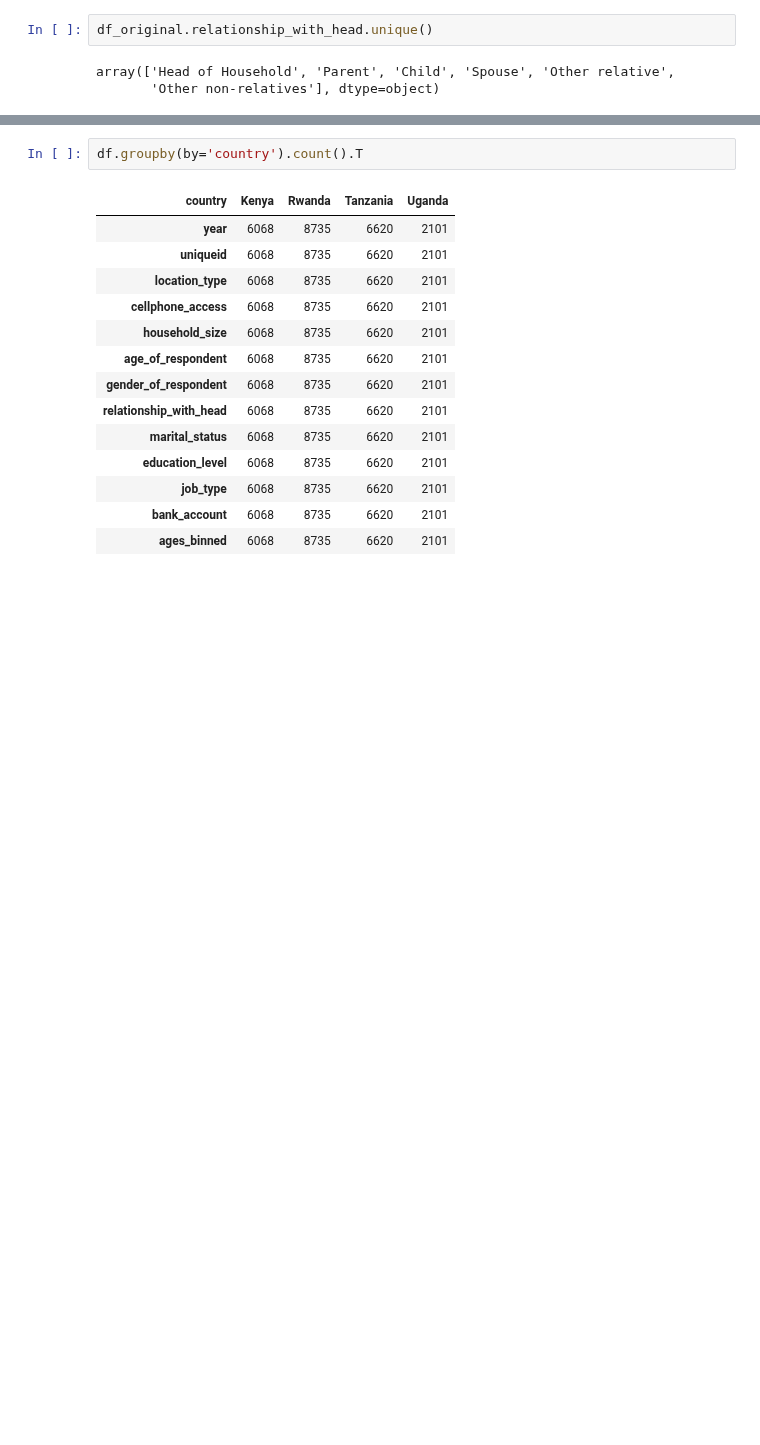
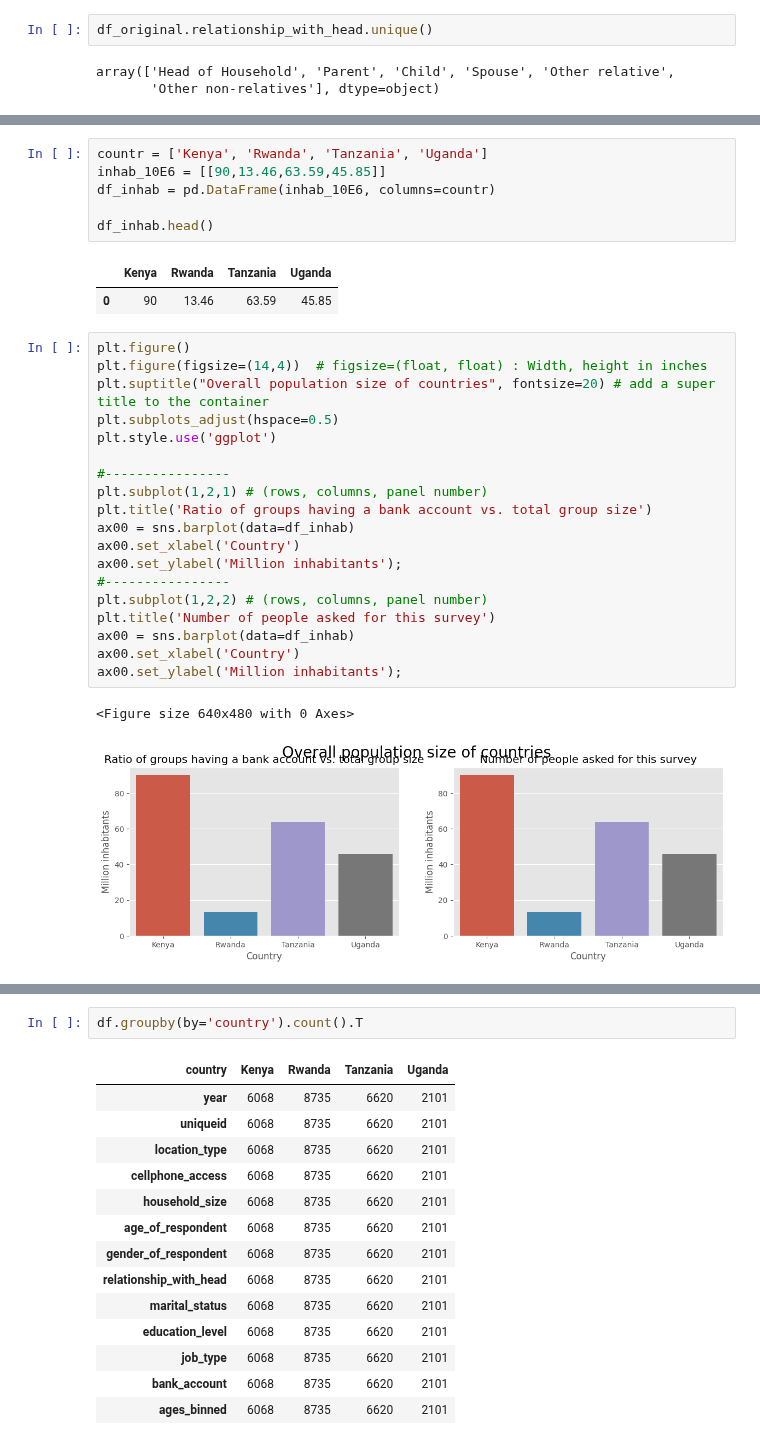
Before and after one commit to ShahiW/Financial-Inclusion-Project, a Jupyter notebook: 5_FeatureEngineering.ipynb, the cells around one changed output, grey strips where cells are left out. Saved outputs shown, nothing was run; the diff lists cells and outputs as text; blank space fills up the shorter version.

```diff
--- a/5_FeatureEngineering.ipynb
+++ b/5_FeatureEngineering.ipynb
@@ -95,3 +95,34 @@ dtype: float64
+# %%
+countr = ['Kenya', 'Rwanda', 'Tanzania', 'Uganda']
+inhab_10E6 = [[90,13.46,63.59,45.85]]
+df_inhab = pd.DataFrame(inhab_10E6, columns=countr)
+
+df_inhab.head()
+# %% [output]
+|  | Kenya | Rwanda | Tanzania | Uganda |
+| 0 | 90 | 13.46 | 63.59 | 45.85 |
+# %%
+plt.figure()
+plt.figure(figsize=(14,4))  # figsize=(float, float) : Width, height in inches
+plt.suptitle("Overall population size of countries", fontsize=20) # add a super title to the container
+plt.subplots_adjust(hspace=0.5)
+plt.style.use('ggplot')
+
+#----------------
+plt.subplot(1,2,1) # (rows, columns, panel number)
+plt.title('Ratio of groups having a bank account vs. total group size')
+ax00 = sns.barplot(data=df_inhab)
+ax00.set_xlabel('Country')
+ax00.set_ylabel('Million inhabitants');
+#----------------
+plt.subplot(1,2,2) # (rows, columns, panel number)
+plt.title('Number of people asked for this survey')
+ax00 = sns.barplot(data=df_inhab)
+ax00.set_xlabel('Country')
+ax00.set_ylabel('Million inhabitants');
+# %% [output]
+<Figure size 640x480 with 0 Axes>
+[figure, added]
 # %%
 a = df.query('country== "Kenya" and bank_account == 1 and gender_of_respondent == "Male" ').count()
 b = df.query('country == "Kenya" and gender_of_respondent == "Male" ').count()
```
Also changed, not shown: parts of 5 cells of this notebook.
